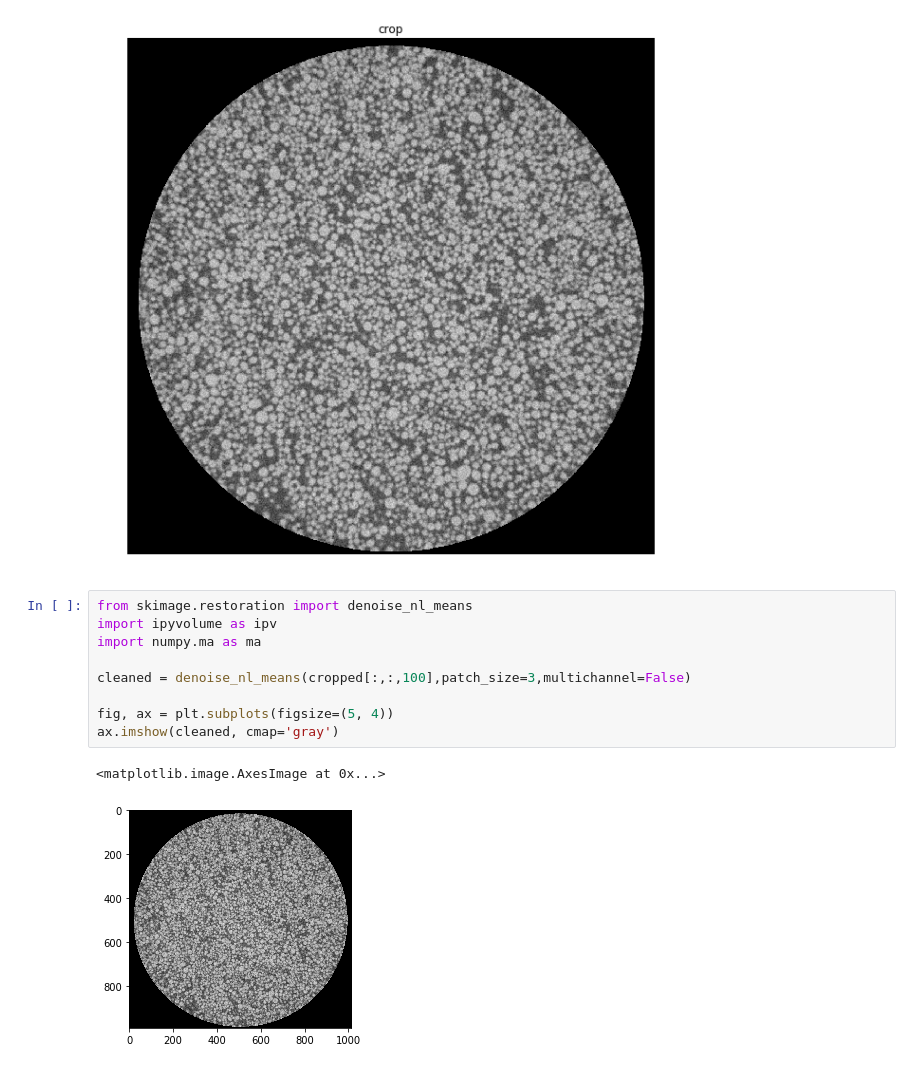
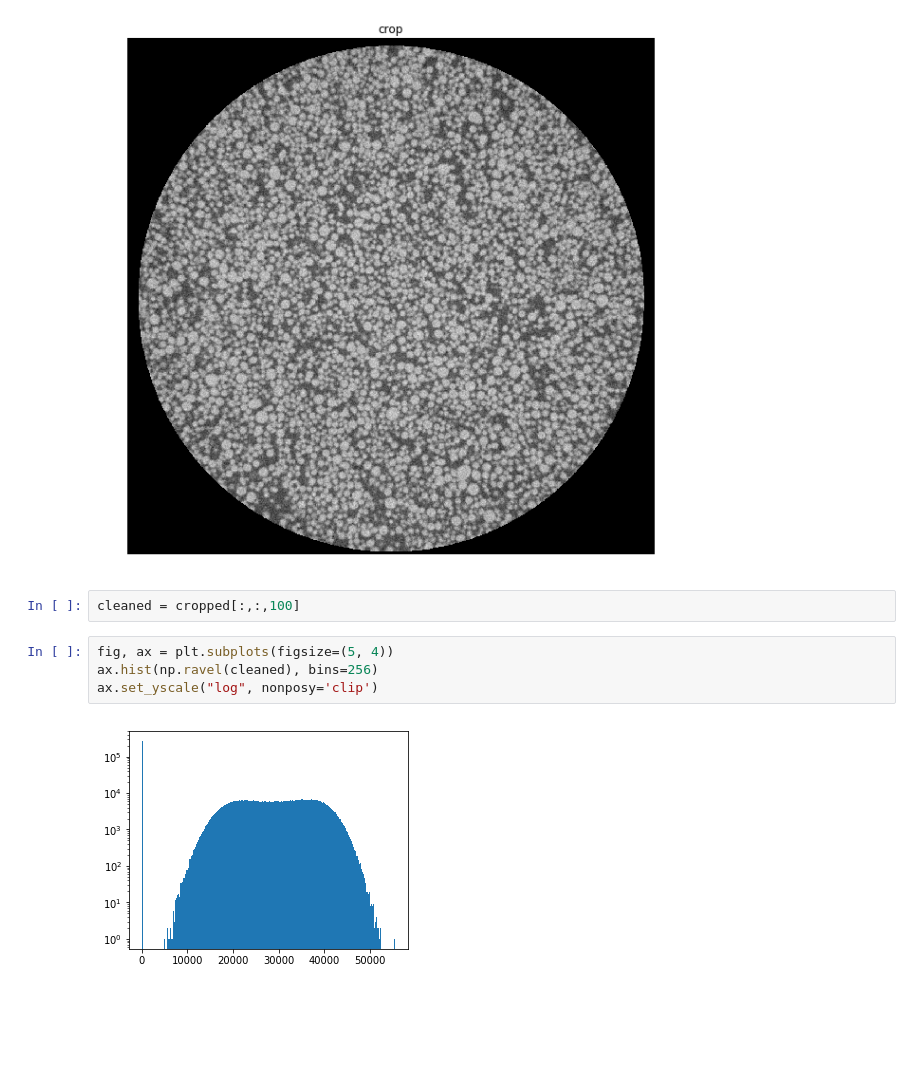
Before and after one commit to rockandsalt/image_segmentation, a Jupyter notebook: image_segmentation.ipynb, the cells around one changed output. Cells and saved outputs as stored; diff of their text form; blank space fills up the shorter version.

```diff
--- a/image_segmentation.ipynb
+++ b/image_segmentation.ipynb
@@ -58,15 +58,11 @@ ax.axis('off')
 # %% [output]
 (-0.5, 1012.5, 991.5, -0.5)
 [figure]
-# %%
-from skimage.restoration import denoise_nl_means
-import ipyvolume as ipv
-import numpy.ma as ma
-
-cleaned = denoise_nl_means(cropped[:,:,100],patch_size=3,multichannel=False)
-
-fig, ax = plt.subplots(figsize=(5, 4))
-ax.imshow(cleaned, cmap='gray')
-# %% [output]
-<matplotlib.image.AxesImage at 0x...>
-[figure, removed]
+# %%
+cleaned = cropped[:,:,100]
+# %%
+fig, ax = plt.subplots(figsize=(5, 4))
+ax.hist(np.ravel(cleaned), bins=256)
+ax.set_yscale("log", nonposy='clip')
+# %% [output]
+[figure, added]
```
Also changed, not shown: parts of 4 cells of this notebook.
